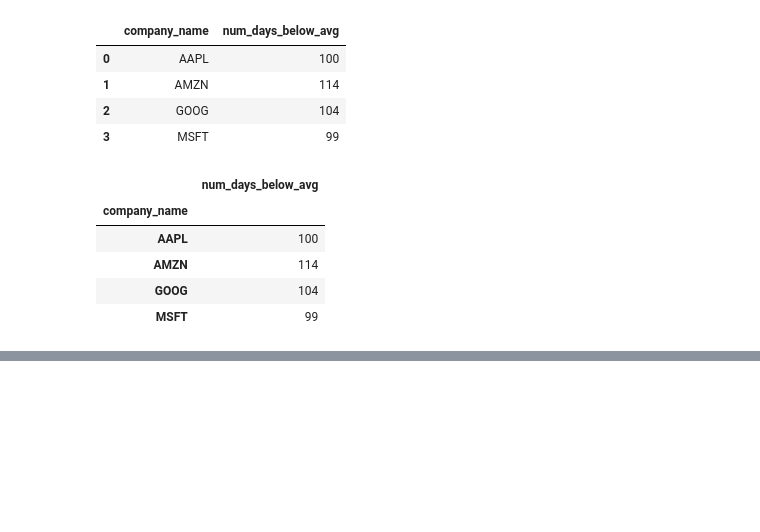
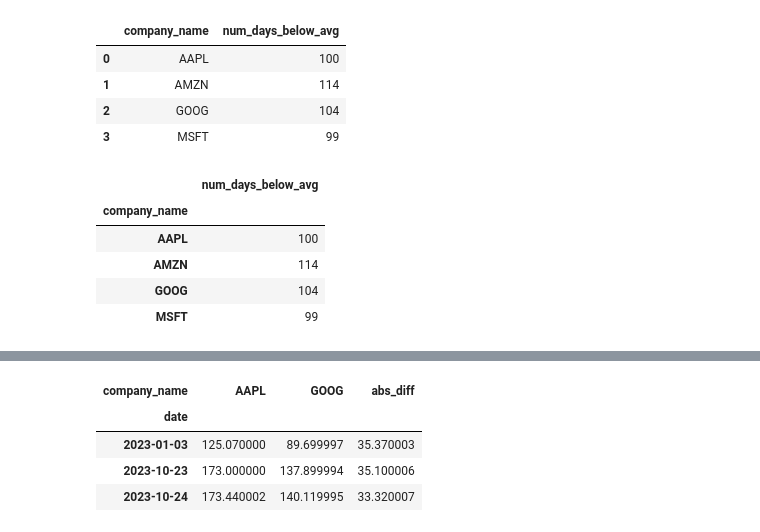
Before and after one commit to danjelito/stock-market-sql, a Jupyter notebook: main.ipynb, the cells around one changed output, grey strips where cells are left out. Drawn from its saved outputs; the diff is of its cells as text; code cells hidden in the pictures; blank space fills up the shorter version.

```diff
--- a/main.ipynb
+++ b/main.ipynb
@@ -367,0 +437,22 @@ sqldf("""
+# %%
+(df
+    .reset_index()
+    .pivot(
+        index="date",
+        columns="company_name",
+        values="close"
+    )
+    .assign(
+        abs_diff=lambda df_: abs(df_["AAPL"] - df_["GOOG"])
+    )
+    .loc[lambda df_:
+        df_["abs_diff"] < 36,
+        ["AAPL", "GOOG", "abs_diff"]
+    ]
+)
+# %% [output]
+| company_name | AAPL | GOOG | abs_diff |
+| date |  |  |  |
+| 2023-01-03 | 125.070000 | 89.699997 | 35.370003 |
+| 2023-10-23 | 173.000000 | 137.899994 | 35.100006 |
+| 2023-10-24 | 173.440002 | 140.119995 | 33.320007 |
```
Also changed, not shown: parts of 5 cells of this notebook.
